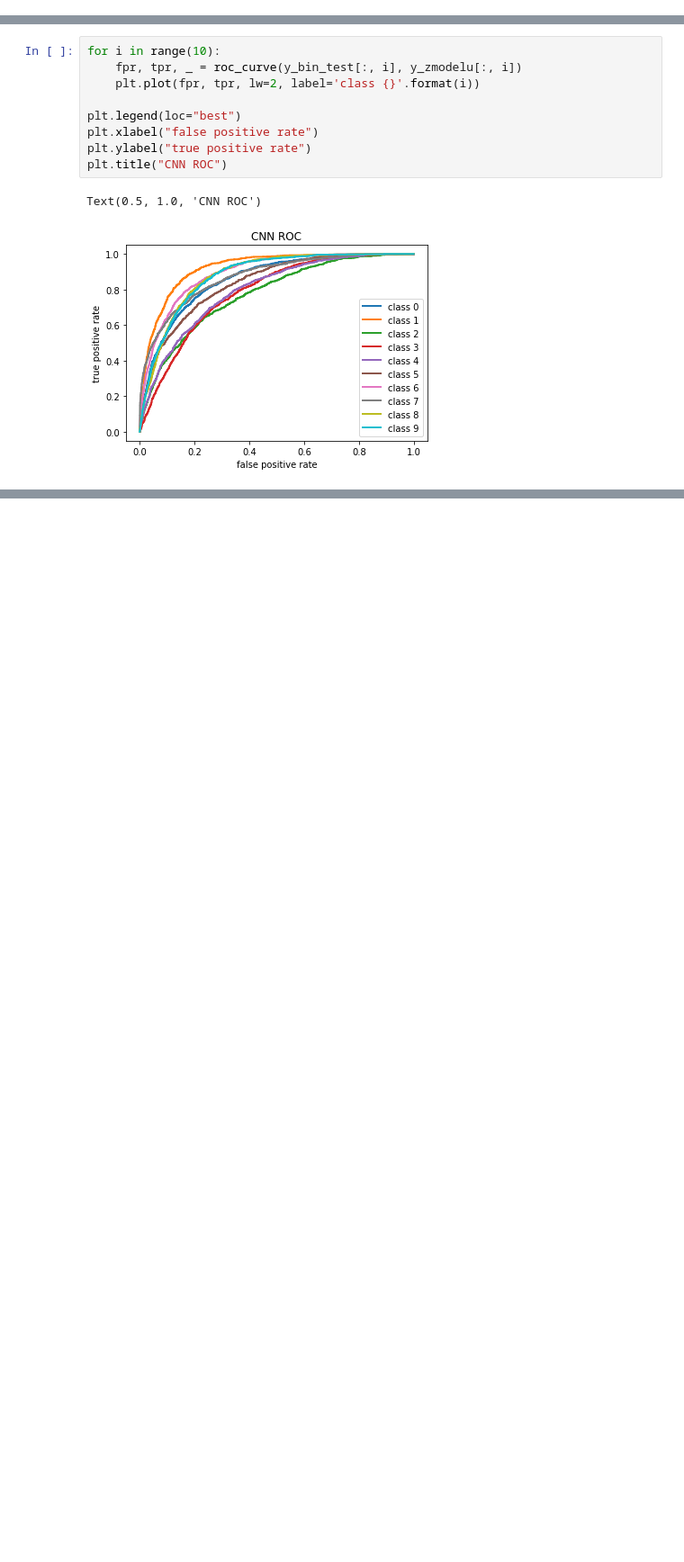
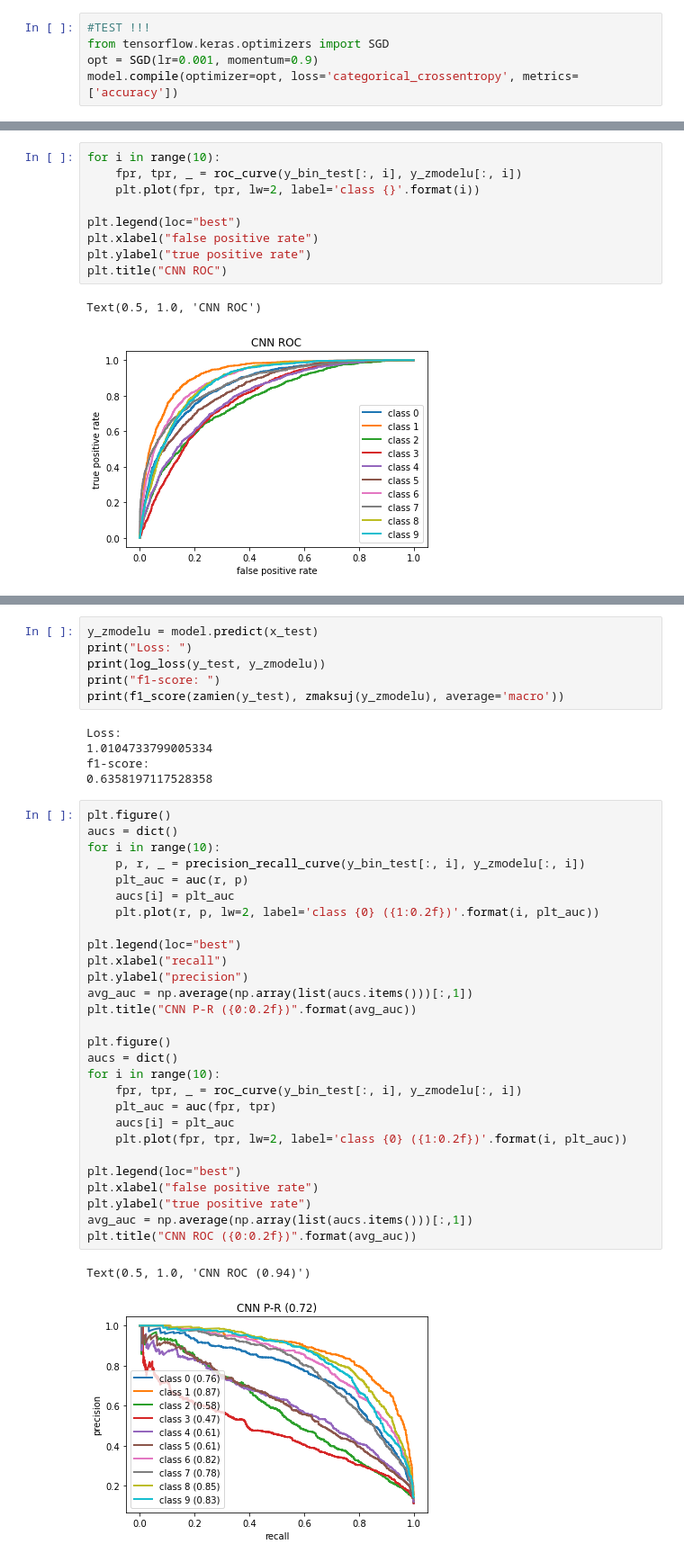
Before and after one commit to dzikilamer/tutorial, a Jupyter notebook: projekt.ipynb, the cells around one changed output, grey strips where cells are left out. Shown at 90% size. Saved outputs shown, nothing was run; the diff lists cells and outputs as text; blank space fills up the shorter version.

Commit message:
auc, better model

```diff
--- a/projekt.ipynb
+++ b/projekt.ipynb
@@ -76,3 +122,8 @@ _________________________________________________________________
+# %%
+#TEST !!!
+from tensorflow.keras.optimizers import SGD
+opt = SGD(lr=0.001, momentum=0.9)
+model.compile(optimizer=opt, loss='categorical_crossentropy', metrics=['accuracy'])
 # %%
 x_train[0].shape
 # %% [output]
@@ -435,0 +458,42 @@ Loss:
+# %%
+y_zmodelu = model.predict(x_test)
+print("Loss: ")
+print(log_loss(y_test, y_zmodelu))
+print("f1-score: ")
+print(f1_score(zamien(y_test), zmaksuj(y_zmodelu), average='macro'))
+# %% [output]
+Loss:
+1.0104733799005334
+f1-score:
+0.6358197117528358
+# %%
+plt.figure()
+aucs = dict()
+for i in range(10):
+    p, r, _ = precision_recall_curve(y_bin_test[:, i], y_zmodelu[:, i])
+    plt_auc = auc(r, p)
+    aucs[i] = plt_auc
+    plt.plot(r, p, lw=2, label='class {0} ({1:0.2f})'.format(i, plt_auc))
+
+plt.legend(loc="best")
+plt.xlabel("recall")
+plt.ylabel("precision")
+avg_auc = np.average(np.array(list(aucs.items()))[:,1])
+plt.title("CNN P-R ({0:0.2f})".format(avg_auc))
+
+plt.figure()
+aucs = dict()
+for i in range(10):
+    fpr, tpr, _ = roc_curve(y_bin_test[:, i], y_zmodelu[:, i])
+    plt_auc = auc(fpr, tpr)
+    aucs[i] = plt_auc
+    plt.plot(fpr, tpr, lw=2, label='class {0} ({1:0.2f})'.format(i, plt_auc))
+
+plt.legend(loc="best")
+plt.xlabel("false positive rate")
+plt.ylabel("true positive rate")
+avg_auc = np.average(np.array(list(aucs.items()))[:,1])
+plt.title("CNN ROC ({0:0.2f})".format(avg_auc))
+# %% [output]
+Text(0.5, 1.0, 'CNN ROC (0.94)')
+[figure, added]
```
Also changed, not shown: parts of 10 cells of this notebook.
